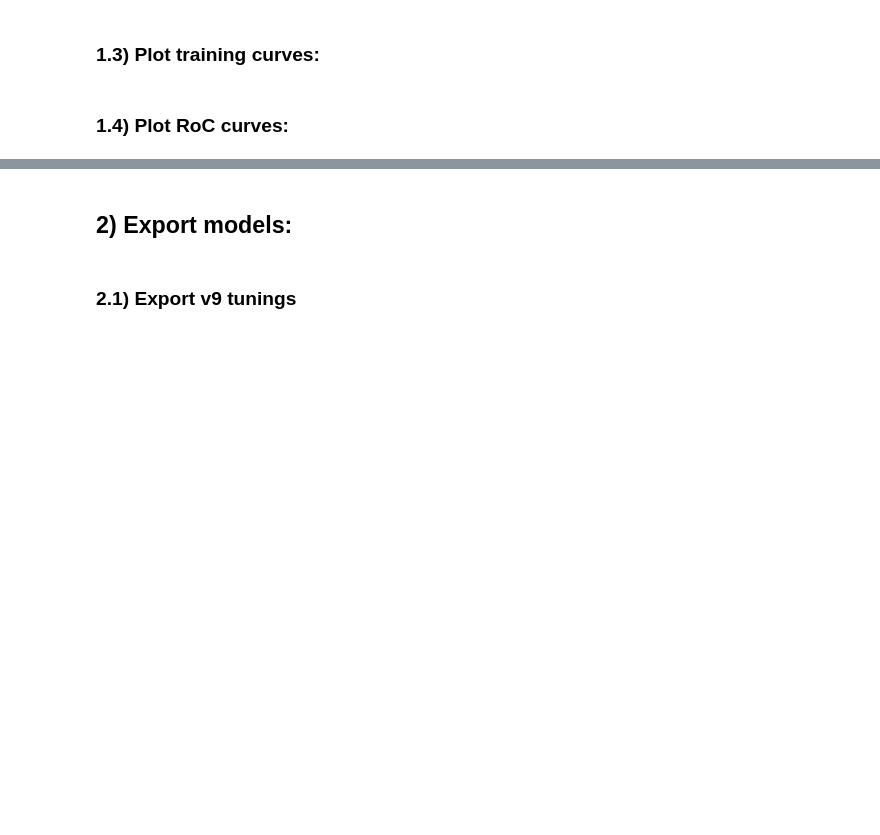
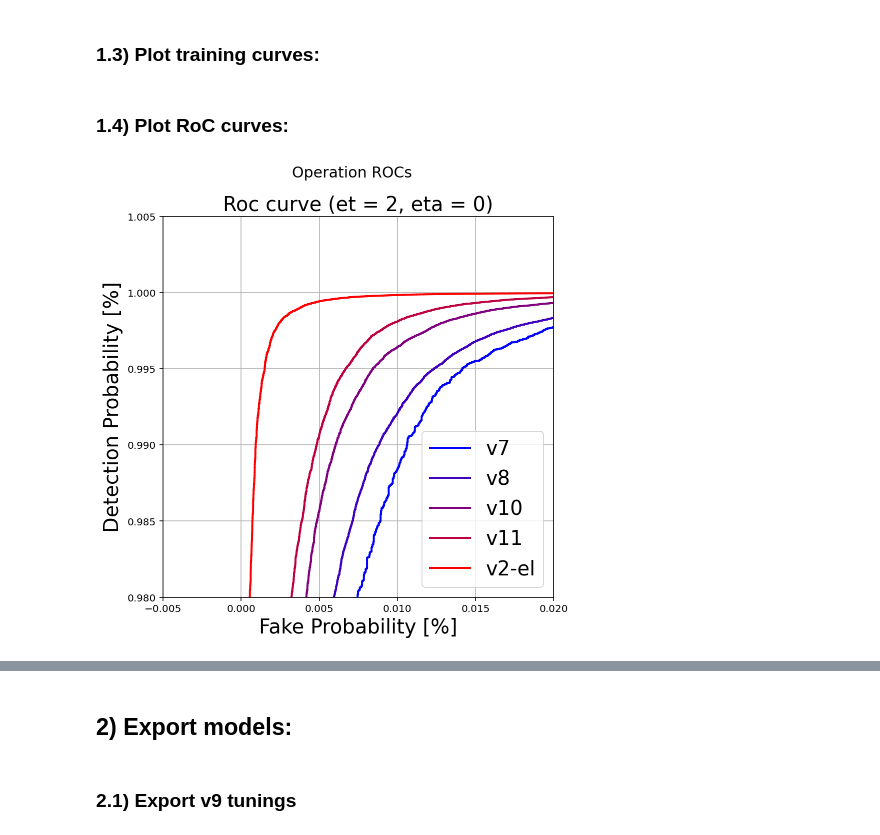
Before and after one commit to edmaregidio/ringer_analysis, a Jupyter notebook: 2020/tunings/tunings_v9_to_v2_el_analysis/export_v9_v10_v11_v1_el_and_v2_el.ipynb, the cells around one changed output, grey strips where cells are left out. Cells and saved outputs as stored; diff of their text form; code cells hidden in the pictures; blank space fills up the shorter version.

```diff
--- a/2020/tunings/tunings_v9_to_v2_el_analysis/export_v9_v10_v11_v1_el_and_v2_el.ipynb
+++ b/2020/tunings/tunings_v9_to_v2_el_analysis/export_v9_v10_v11_v1_el_and_v2_el.ipynb
@@ -183,4 +197,14 @@ cv_v1_el.plot_training_curves( best_inits_v1_el, best_sorts_v1_el , 'v1-el' )
 cv_v2_el.plot_training_curves( best_inits_v2_el, best_sorts_v2_el , 'v2-el' )
 # %% [markdown]
 ### 1.4) Plot RoC curves:
+# %%
+cv_v7.plot_roc_curves( best_sorts, ['v7', 'v8', 'v10','v11','v2-el'],
+                        ['v7', 'v8', 'v10','v11','v2-el'],
+                        'roc_v7_to_v2_el_et2_eta0.pdf', display=True,
+                        colors=get_color_fader('blue','red',5) ,
+                        et_bin=2, eta_bin=0, xmin=-0.005, xmax=0.02, ymin=0.980, ymax=1.005,
+                        fontsize=20,
+                        figsize=(7,7))
+# %% [output]
+[figure, added]
 # %%
```
Also changed, not shown: parts of 16 cells of this notebook.
